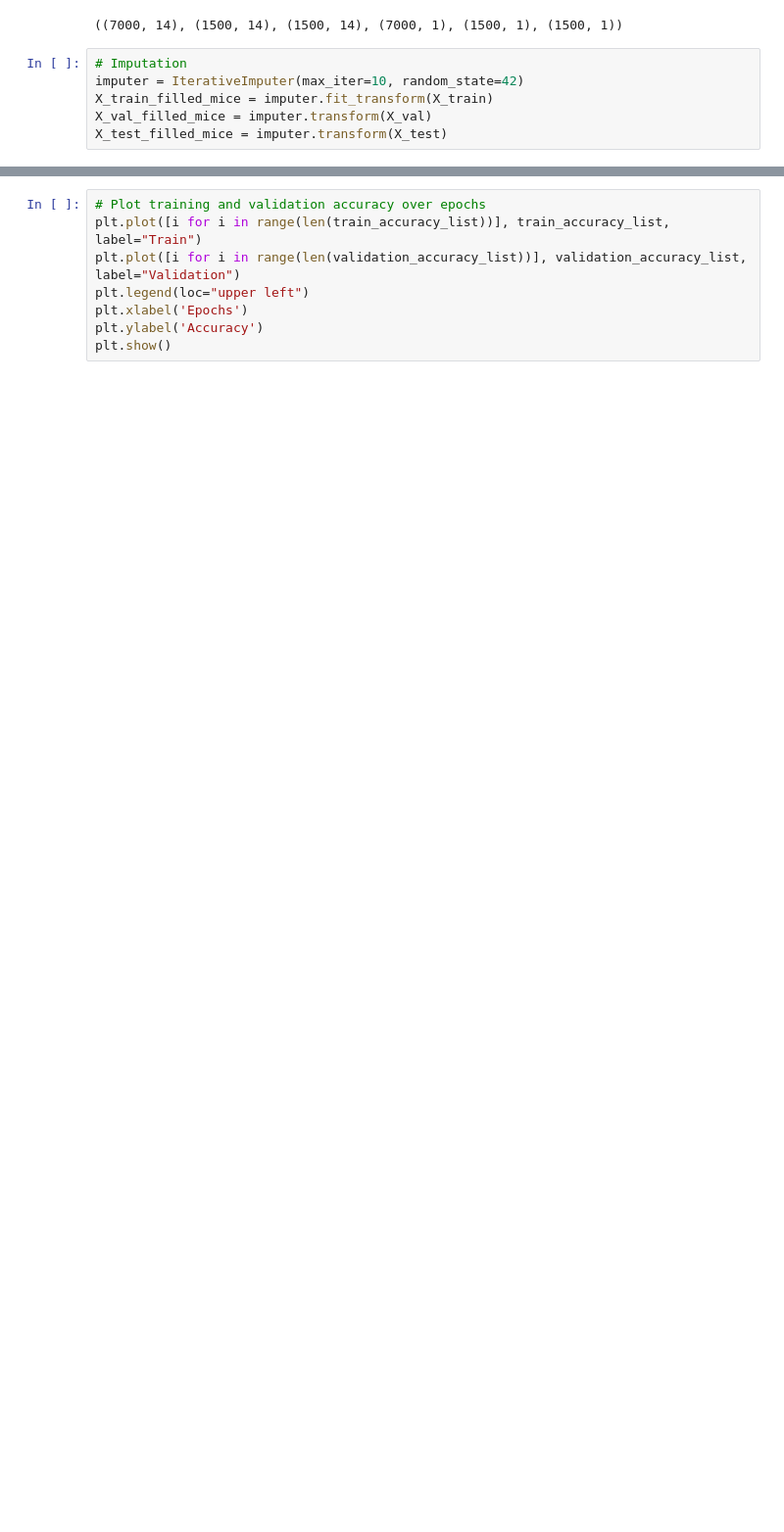
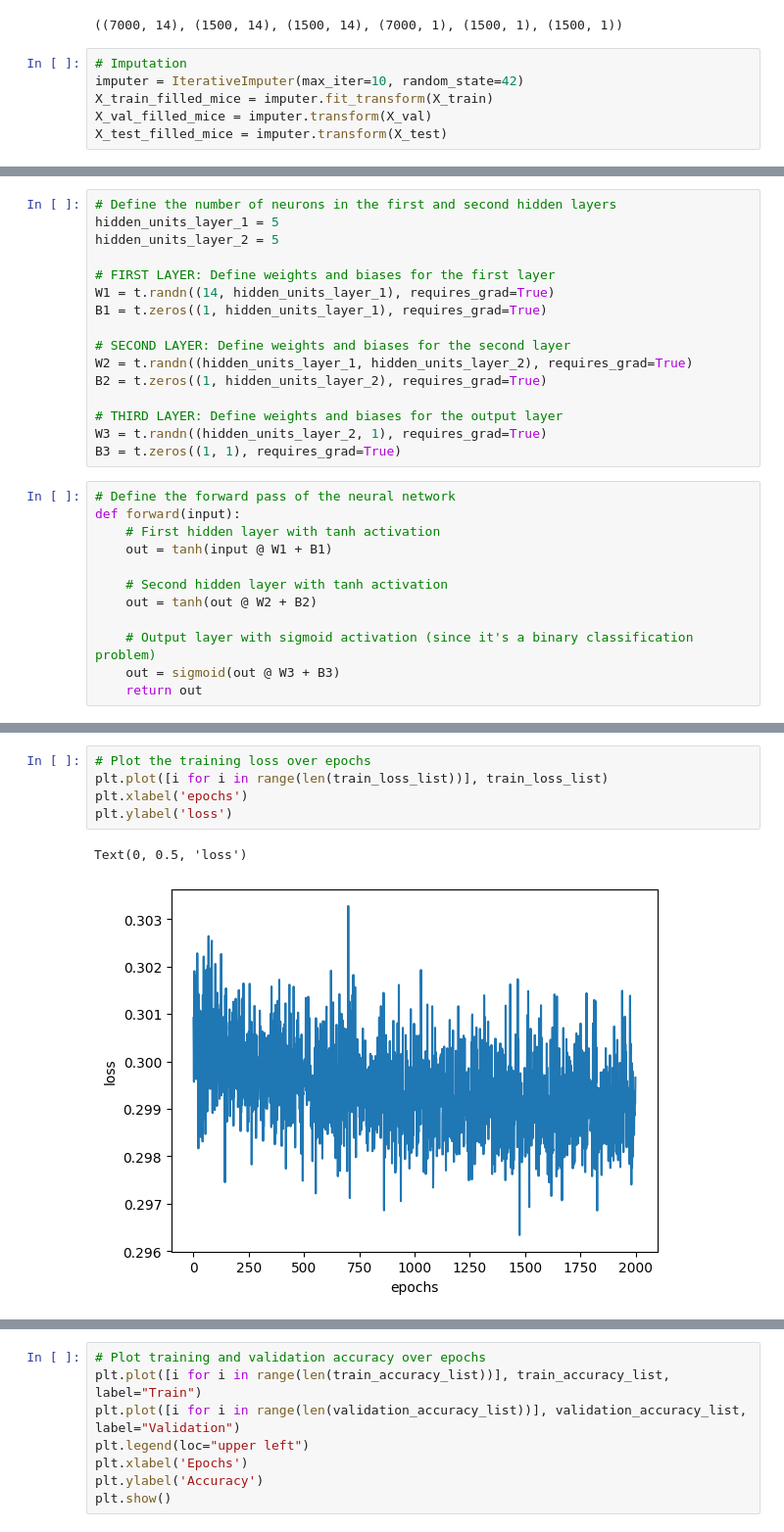
Before and after one commit to Yutong-Lu/A-Machine-Learning-Approach-for-Diabetes-Prediction-in-the-Canadian-Population, a Jupyter notebook: Yutong-NN.ipynb, the cells around one changed output, grey strips where cells are left out. Shown at 98% size. Cells and saved outputs as stored; diff of their text form; blank space fills up the shorter version.

Commit message:
calculated loss over 200 epochs

```diff
--- a/Yutong-NN.ipynb
+++ b/Yutong-NN.ipynb
@@ -73,0 +76,28 @@ X_test_filled_mice = imputer.transform(X_test)
+# %%
+# Define the number of neurons in the first and second hidden layers
+hidden_units_layer_1 = 5
+hidden_units_layer_2 = 5
+
+# FIRST LAYER: Define weights and biases for the first layer
+W1 = t.randn((14, hidden_units_layer_1), requires_grad=True)
+B1 = t.zeros((1, hidden_units_layer_1), requires_grad=True)
+
+# SECOND LAYER: Define weights and biases for the second layer
+W2 = t.randn((hidden_units_layer_1, hidden_units_layer_2), requires_grad=True)
+B2 = t.zeros((1, hidden_units_layer_2), requires_grad=True)
+
+# THIRD LAYER: Define weights and biases for the output layer
+W3 = t.randn((hidden_units_layer_2, 1), requires_grad=True)
+B3 = t.zeros((1, 1), requires_grad=True)
+# %%
+# Define the forward pass of the neural network
+def forward(input):
+    # First hidden layer with tanh activation
+    out = tanh(input @ W1 + B1)
+
+    # Second hidden layer with tanh activation
+    out = tanh(out @ W2 + B2)
+
+    # Output layer with sigmoid activation (since it's a binary classification problem)
+    out = sigmoid(out @ W3 + B3)
+    return out
@@ -73,0 +154,8 @@ X_test_filled_mice = imputer.transform(X_test)
+# %%
+# Plot the training loss over epochs
+plt.plot([i for i in range(len(train_loss_list))], train_loss_list)
+plt.xlabel('epochs')
+plt.ylabel('loss')
+# %% [output]
+Text(0, 0.5, 'loss')
+[figure, added]
```
Also changed, not shown: parts of 6 cells of this notebook.
